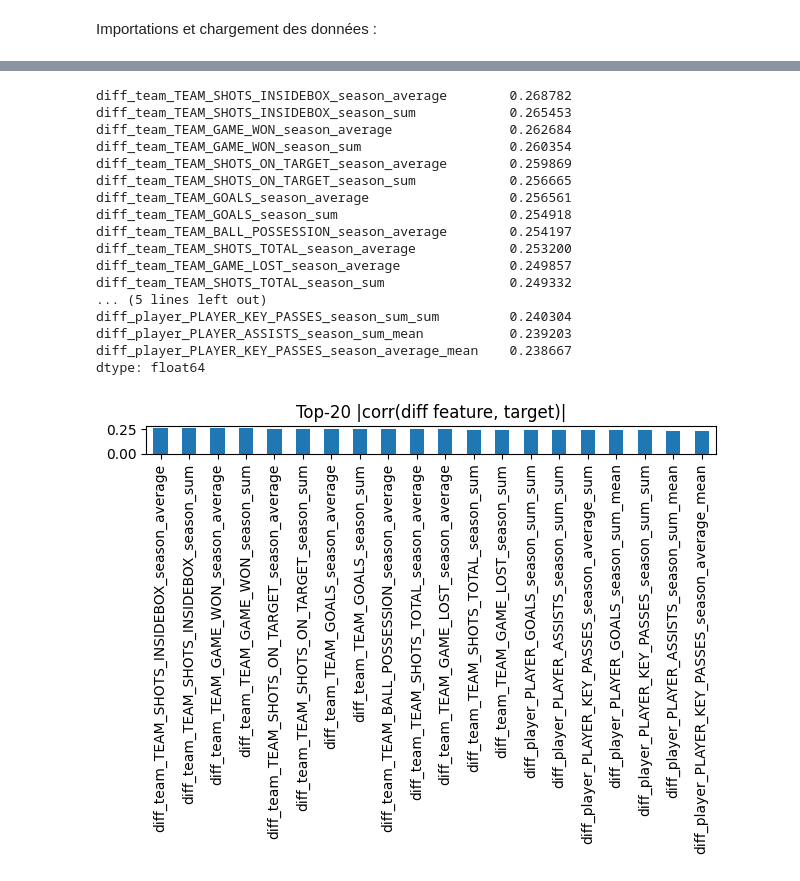
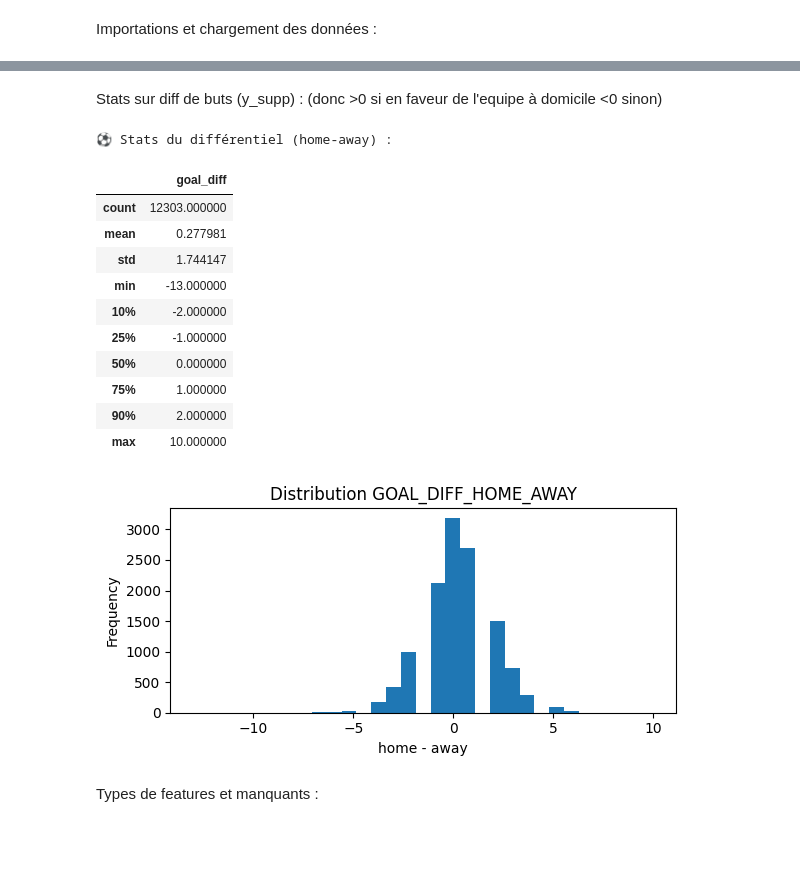
Before and after one commit to clementgoy/football-prediction, a Jupyter notebook: notebook/stats_infos_sur_data.ipynb, the cells around one changed output, grey strips where cells are left out. Drawn from its saved outputs; the diff is of its cells as text; code cells hidden in the pictures; blank space fills up the shorter version.

Commit message:
Adaptation du notebook visualisation des données aux noms de fichiers + changement des fonctions plus parlantes

```diff
--- a/notebook/stats_infos_sur_data.ipynb
+++ b/notebook/stats_infos_sur_data.ipynb
@@ -108,39 +170,30 @@ Created 1575 home-away diff features
+# %% [markdown]
+Stats sur diff de buts (y_supp) : (donc >0 si en  faveur de l'equipe à domicile <0 sinon)
 # %%
-# Correlation between each diff feature and the target (absolute)
-if 'target' in df.columns and len(diff_cols):
-    corr = {}
-    for c in diff_cols:
-        if df[c].dtype.kind in 'biufc':
-            corr[c] = abs(np.corrcoef(df[c].fillna(0), df['target'])[0,1])
-    corr = pd.Series(corr).sort_values(ascending=False)
+if y_s is not None and "GOAL_DIFF_HOME_AWAY" in y_s.columns:
+    stats = y_s["GOAL_DIFF_HOME_AWAY"].describe(percentiles=[.1,.25,.5,.75,.9]).to_frame("goal_diff")
+    display(stats)
 
-    topk = corr.head(20)
-    display(topk)
-
-    plt.figure()
-    topk.plot(kind="bar")
-    plt.title("Top-20 |corr(diff feature, target)|")
+    plt.figure(figsize=(6,3))
+    y_s["GOAL_DIFF_HOME_AWAY"].plot(kind="hist", bins=31)
+    plt.title("Distribution GOAL_DIFF_HOME_AWAY")
+    plt.xlabel("home - away")
     plt.tight_layout()
     plt.show()
-else:
-    print("No diff features or target not available.")
 # %% [output]
-diff_team_TEAM_SHOTS_INSIDEBOX_season_average        0.268782
-diff_team_TEAM_SHOTS_INSIDEBOX_season_sum            0.265453
-diff_team_TEAM_GAME_WON_season_average               0.262684
-diff_team_TEAM_GAME_WON_season_sum                   0.260354
-diff_team_TEAM_SHOTS_ON_TARGET_season_average        0.259869
-diff_team_TEAM_SHOTS_ON_TARGET_season_sum            0.256665
-diff_team_TEAM_GOALS_season_average                  0.256561
-diff_team_TEAM_GOALS_season_sum                      0.254918
-diff_team_TEAM_BALL_POSSESSION_season_average        0.254197
-diff_team_TEAM_SHOTS_TOTAL_season_average            0.253200
-diff_team_TEAM_GAME_LOST_season_average              0.249857
-diff_team_TEAM_SHOTS_TOTAL_season_sum                0.249332
-... (5 lines left out)
-diff_player_PLAYER_KEY_PASSES_season_sum_sum         0.240304
-diff_player_PLAYER_ASSISTS_season_sum_mean           0.239203
-diff_player_PLAYER_KEY_PASSES_season_average_mean    0.238667
-dtype: float64
+⚽ Stats du différentiel (home-away) :
+|  | goal_diff |
+| count | 12303.000000 |
+| mean | 0.277981 |
+| std | 1.744147 |
+| min | -13.000000 |
+| 10% | -2.000000 |
+| 25% | -1.000000 |
+| 50% | 0.000000 |
+| 75% | 1.000000 |
+| 90% | 2.000000 |
+| max | 10.000000 |
-[figure, old version]
+[figure, new version]
+# %% [markdown]
+Types de features et manquants  :
 # %%
```
Also changed, not shown: parts of 17 cells of this notebook.
